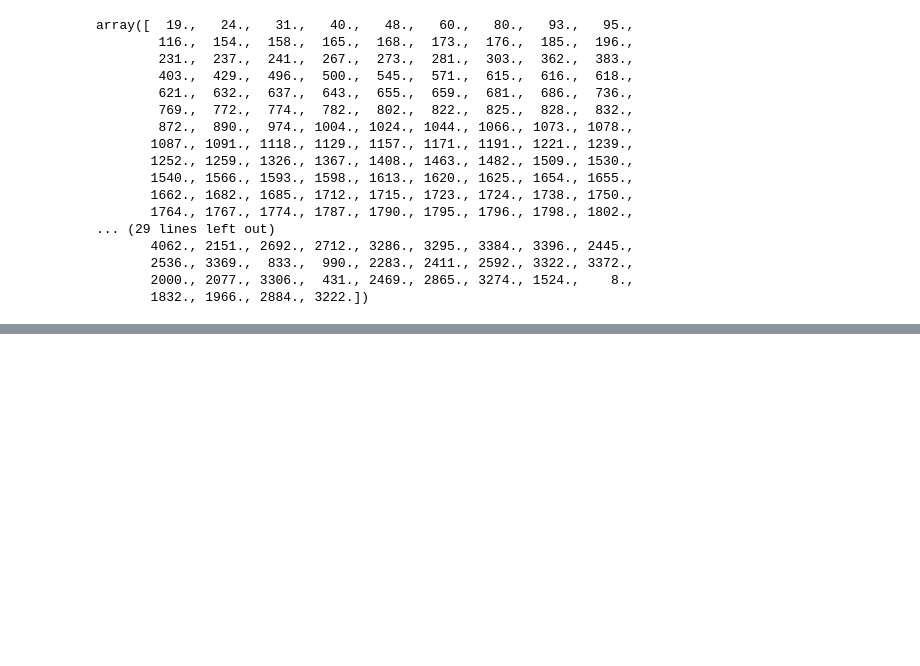
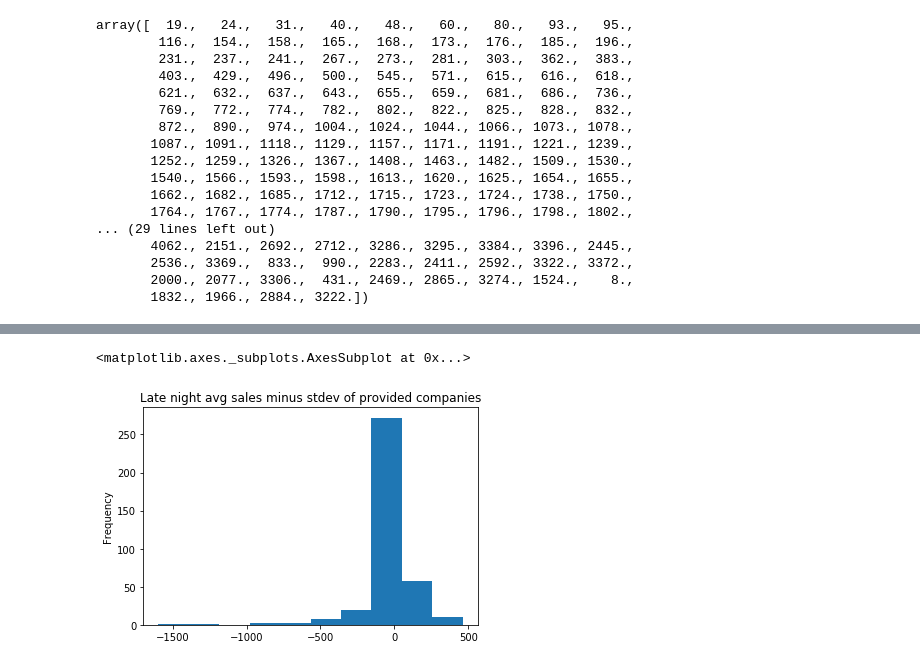
Before and after one commit to luke-zhu/brown-datathon-2018, a Jupyter notebook: notebooks/Upserve Getting Started.ipynb, the cells around one changed output, grey strips where cells are left out. Cells and saved outputs as stored; diff of their text form; code cells hidden in the pictures; blank space fills up the shorter version.

```diff
--- a/notebooks/Upserve Getting Started.ipynb
+++ b/notebooks/Upserve Getting Started.ipynb
@@ -34,0 +84,4 @@ store_food_df.plot(x='date', y='total_sales')
+# %%
+# What is the average variance in sales that a company has?
+stds = overall[overall['shift_bin'] == 'Late Night'].groupby('store_id').std()
+stds
@@ -34,0 +108,8 @@ store_food_df.plot(x='date', y='total_sales')
+# %%
+means = overall[overall['shift_bin'] == 'Late Night'].groupby('store_id').mean()
+# %%
+(means - stds).sort_values('total_sales')['total_sales'].plot.hist(by='total_sales',
+                                                                   title='Late night avg sales minus stdev of provided companies')
+# %% [output]
+<matplotlib.axes._subplots.AxesSubplot at 0x...>
+[figure, added]
```
Also changed, not shown: parts of 11 cells of this notebook, 1 other file.
